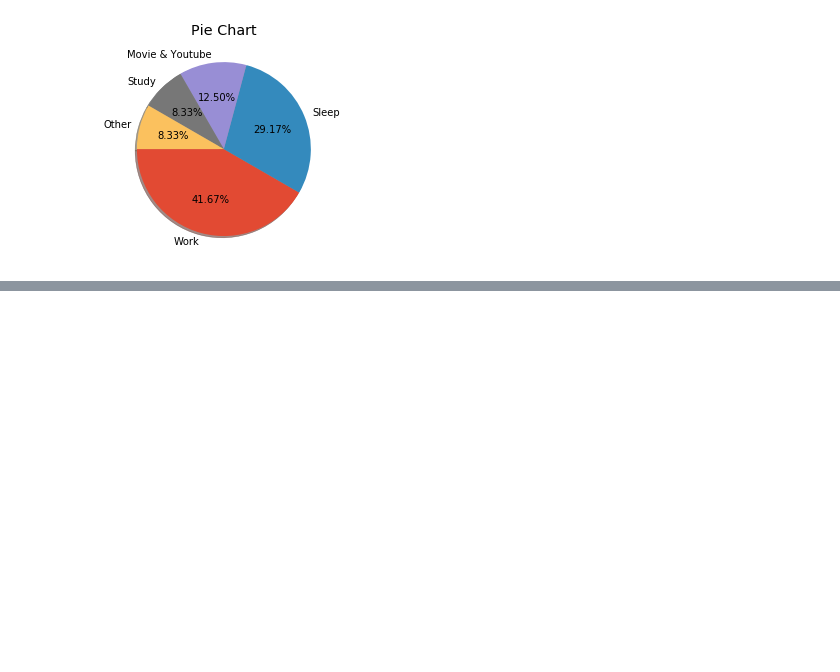
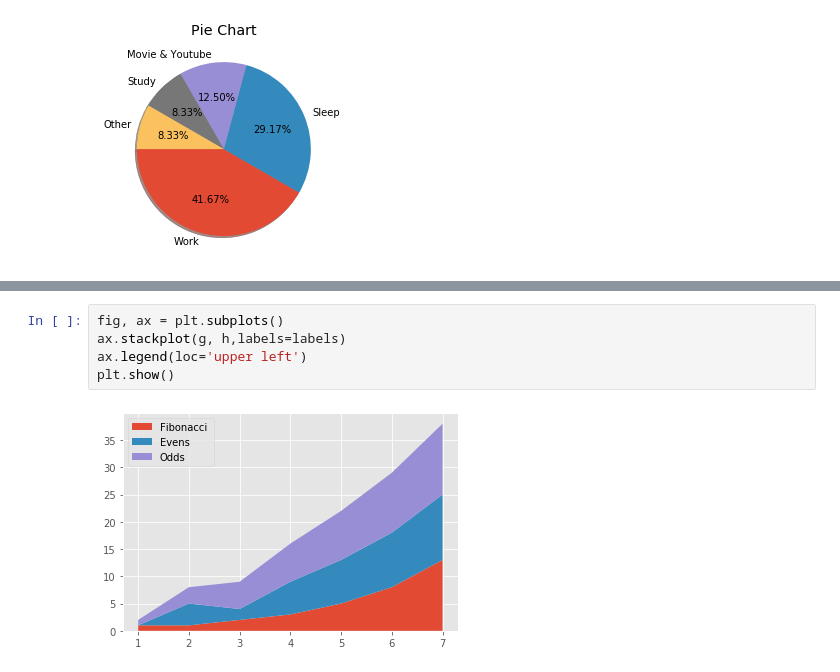
Before and after one commit to dsreenat/sperloon, a Jupyter notebook: Python Matplotlib.ipynb, the cells around one changed output, grey strips where cells are left out. Saved outputs shown, nothing was run; the diff lists cells and outputs as text; blank space fills up the shorter version.

```diff
--- a/Python Matplotlib.ipynb
+++ b/Python Matplotlib.ipynb
@@ -145,0 +163,7 @@ plt.show()
+# %%
+fig, ax = plt.subplots()
+ax.stackplot(g, h,labels=labels)
+ax.legend(loc='upper left')
+plt.show()
+# %% [output]
+[figure, added]
```
Also changed, not shown: parts of 9 cells of this notebook, 1 other file.
